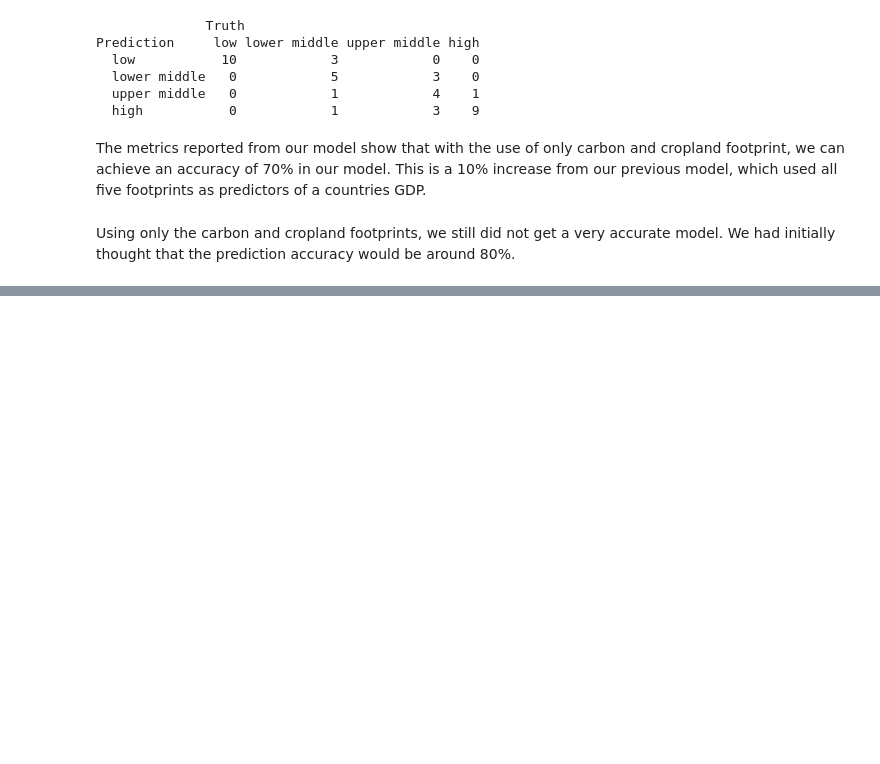
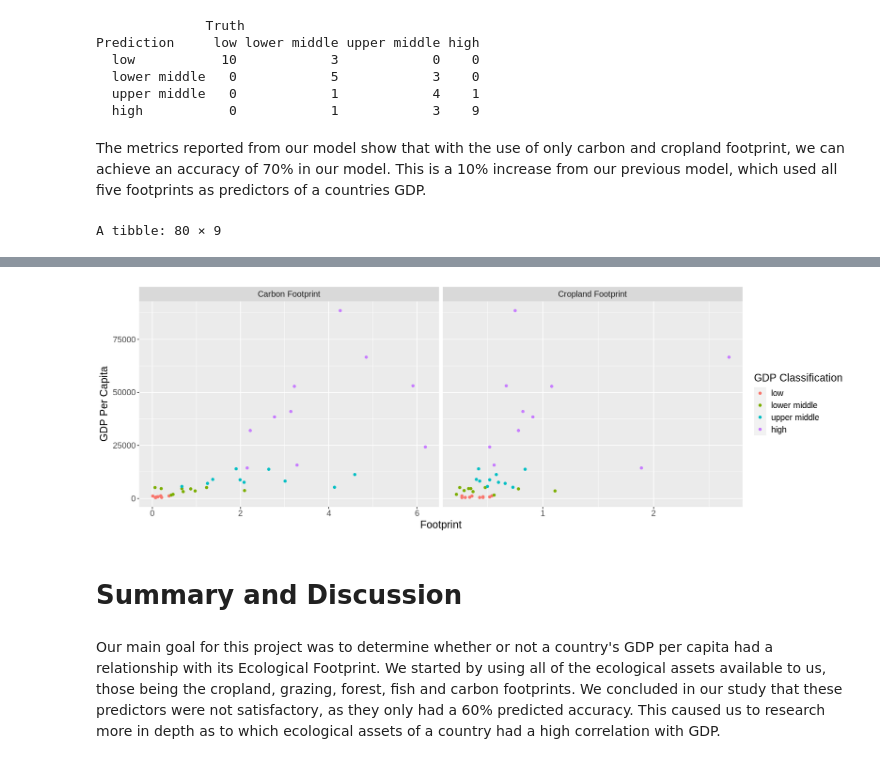
Before and after one commit to tsabkuro/EcoFoot, a Jupyter notebook: report.ipynb, the cells around one changed output, grey strips where cells are left out. Saved outputs shown, nothing was run; the diff lists cells and outputs as text; code cells hidden in the pictures; blank space fills up the shorter version.

Commit message:
Added visualization

```diff
--- a/report.ipynb
+++ b/report.ipynb
@@ -407,5 +407,29 @@ Prediction     low lower middle upper middle high
   high           0            1            3    9
 # %% [markdown]
 The metrics reported from our model show that with the use of only carbon and cropland footprint, we can achieve an accuracy of 70% in our model. This is a 10% increase from our previous model, which used all five footprints as predictors of a countries GDP.
-# %% [markdown]
-Using only the carbon and cropland footprints, we still did not get a very accurate model. We had initially thought that the prediction accuracy would be around 80%.
+# %%
+prediction_long <- pivot_longer(improved_countries_predictions,
+  cols = c(cropland.footprint, carbon.footprint),
+  names_to = "footprint.name",
+  values_to = "footprint.value"
+)
+prediction_long
+
+
+options(repr.plot.width = 15, repr.plot.height = 5)
+
+footprint_labels <- c(carbon.footprint = "Carbon Footprint",
+                      cropland.footprint = "Cropland Footprint")
+
+footprint_gdp_graphs <- prediction_long %>%
+   ggplot(aes(x = footprint.value, y = gdp.per.capita)) +
+   geom_point(aes(colour = GDP_classified)) +
+   labs(x = "Footprint", y = "GDP Per Capita", colour = "GDP Classification") +
+   facet_grid(~ footprint.name,
+              scales = "free",
+              labeller = labeller(footprint.name = footprint_labels)) +
+   theme(text = element_text(size=15))
+
+footprint_gdp_graphs
+# %% [output]
+A tibble: 80 × 9
@@ -411,0 +445,5 @@ Using only the carbon and cropland footprints, we still did not get a very accur
+[figure, added]
+# %% [markdown]
+<h1>Summary and Discussion</h1>
+# %% [markdown]
+Our main goal for this project was to determine whether or not a country's GDP per capita had a relationship with its Ecological Footprint. We started by using all of the ecological assets available to us, those being the cropland, grazing, forest, fish and carbon footprints. We concluded in our study that these predictors were not satisfactory, as they only had a 60% predicted accuracy. This caused us to research more in depth as to which ecological assets of a country had a high correlation with GDP.
```
Also changed, not shown: parts of 5 cells of this notebook.
